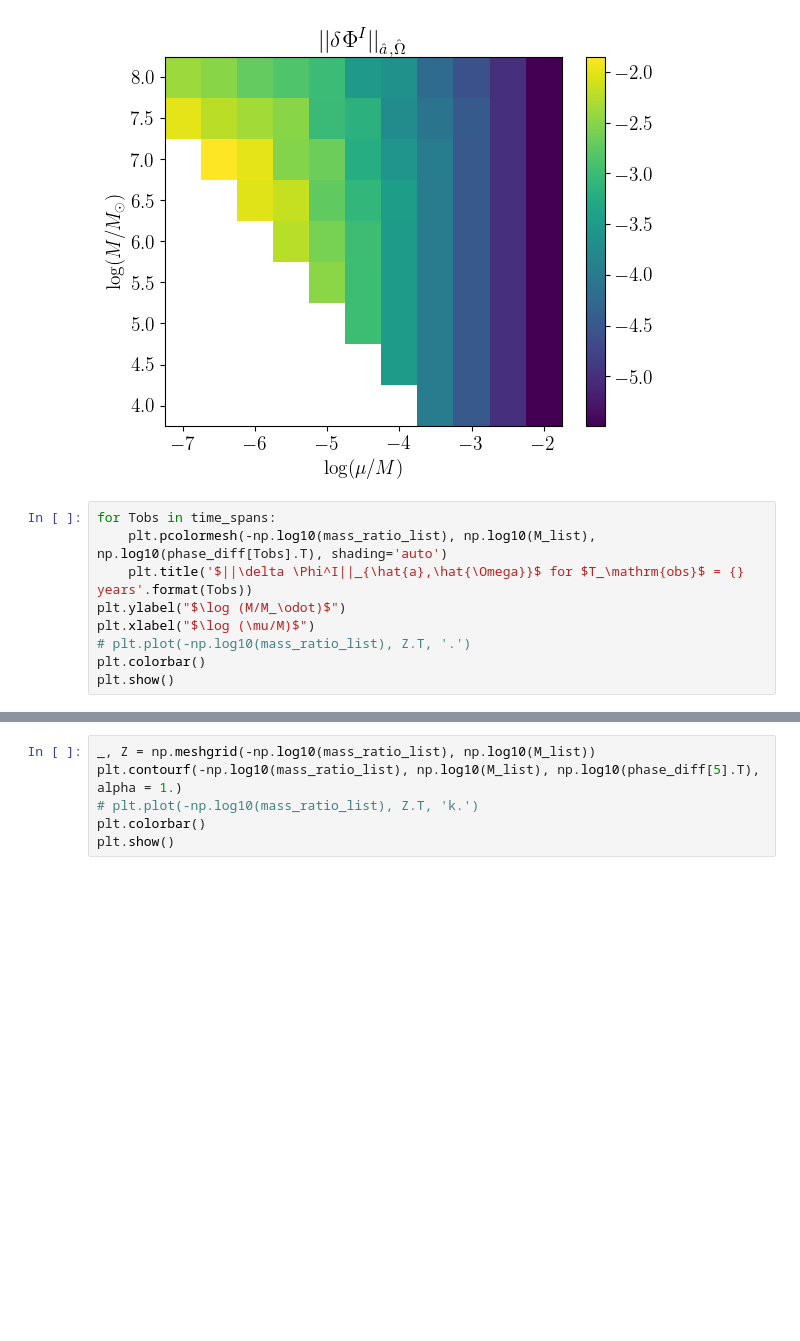
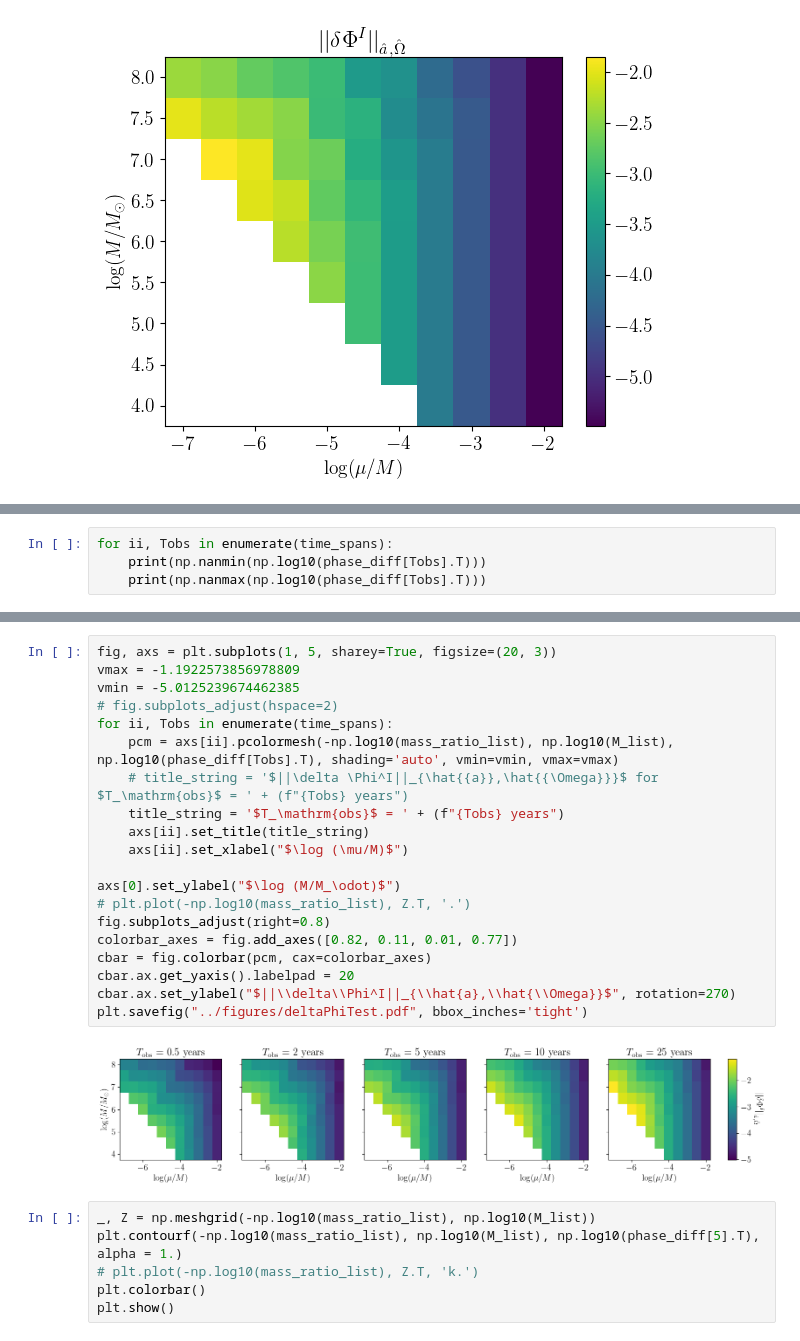
Before and after one commit to znasipak/bhpwave-article, a Jupyter notebook: scripts/test.ipynb, the cells around one changed output, grey strips where cells are left out. Cells and saved outputs as stored; diff of their text form; blank space fills up the shorter version.

Commit message:
More fixing up of plots

```diff
--- a/scripts/test.ipynb
+++ b/scripts/test.ipynb
@@ -2364,12 +2364,3 @@ plt.colorbar()
 plt.show()
 # %% [output]
 [figure]
-# %%
-for Tobs in time_spans:
-    plt.pcolormesh(-np.log10(mass_ratio_list), np.log10(M_list), np.log10(phase_diff[Tobs].T), shading='auto')
-    plt.title('$||\delta \Phi^I||_{\hat{a},\hat{\Omega}}$ for $T_\mathrm{obs}$ = {} years'.format(Tobs))
-plt.ylabel("$\log (M/M_\odot)$")
-plt.xlabel("$\log (\mu/M)$")
-# plt.plot(-np.log10(mass_ratio_list), Z.T, '.')
-plt.colorbar()
-plt.show()
@@ -2377,0 +2367,4 @@ plt.show()
+# %%
+for ii, Tobs in enumerate(time_spans):
+    print(np.nanmin(np.log10(phase_diff[Tobs].T)))
+    print(np.nanmax(np.log10(phase_diff[Tobs].T)))
@@ -2378,3 +2382,25 @@ plt.show()
+# %%
+fig, axs = plt.subplots(1, 5, sharey=True, figsize=(20, 3))
+vmax = -1.1922573856978809
+vmin = -5.0125239674462385
+# fig.subplots_adjust(hspace=2)
+for ii, Tobs in enumerate(time_spans):
+    pcm = axs[ii].pcolormesh(-np.log10(mass_ratio_list), np.log10(M_list), np.log10(phase_diff[Tobs].T), shading='auto', vmin=vmin, vmax=vmax)
+    # title_string = '$||\delta \Phi^I||_{\hat{{a}},\hat{{\Omega}}}$ for $T_\mathrm{obs}$ = ' + (f"{Tobs} years")
+    title_string = '$T_\mathrm{obs}$ = ' + (f"{Tobs} years")
+    axs[ii].set_title(title_string)
+    axs[ii].set_xlabel("$\log (\mu/M)$")
+
+axs[0].set_ylabel("$\log (M/M_\odot)$")
+# plt.plot(-np.log10(mass_ratio_list), Z.T, '.')
+fig.subplots_adjust(right=0.8)
+colorbar_axes = fig.add_axes([0.82, 0.11, 0.01, 0.77])
+cbar = fig.colorbar(pcm, cax=colorbar_axes)
+cbar.ax.get_yaxis().labelpad = 20
+cbar.ax.set_ylabel("$||\\delta\\Phi^I||_{\\hat{a},\\hat{\\Omega}}$", rotation=270)
+plt.savefig("../figures/deltaPhiTest.pdf", bbox_inches='tight')
+# %% [output]
+[figure, added]
 # %%
 _, Z = np.meshgrid(-np.log10(mass_ratio_list), np.log10(M_list))
 plt.contourf(-np.log10(mass_ratio_list), np.log10(M_list), np.log10(phase_diff[5].T), alpha = 1.)
```
Also changed, not shown: parts of 4 cells of this notebook, 5 other files.
